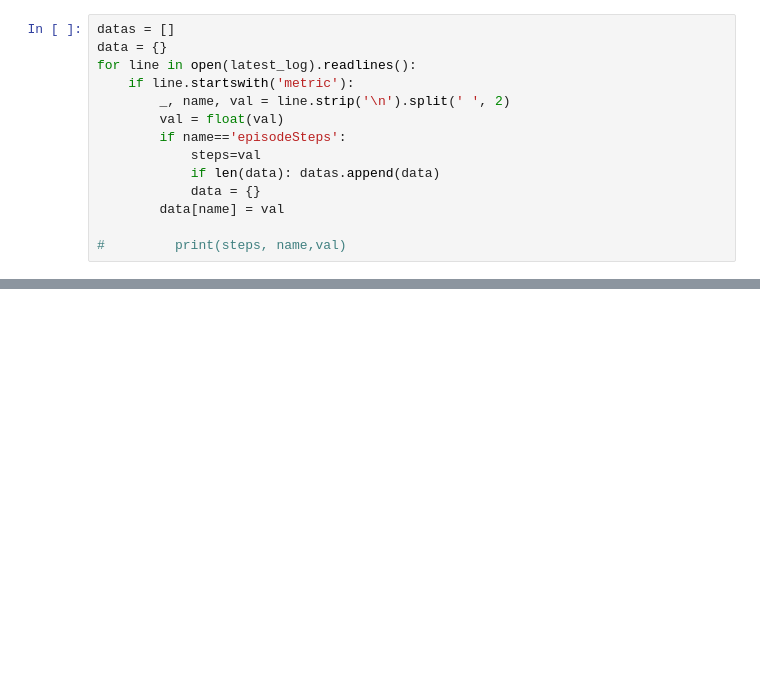
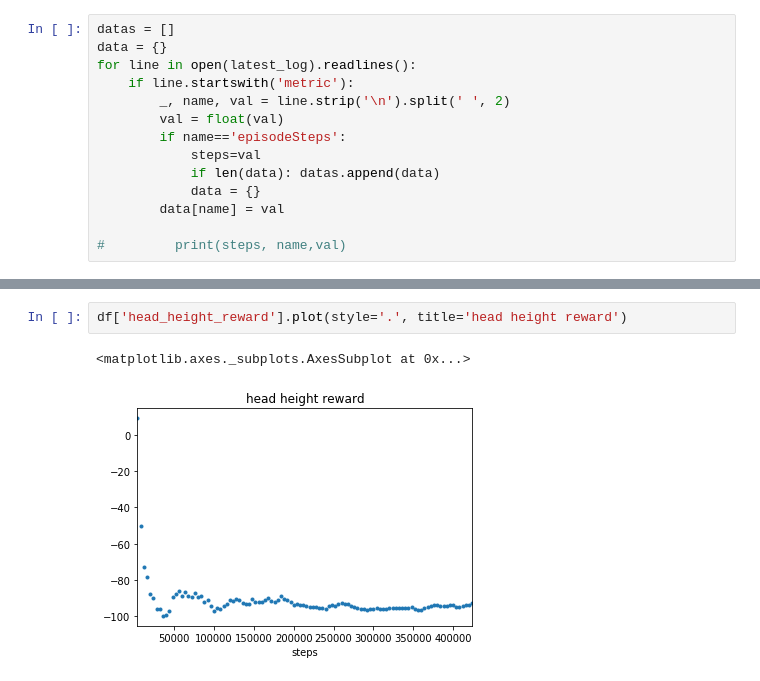
Before and after one commit to wassname/rl_2d_walker.js, a Jupyter notebook: scripts/view_log.ipynb, the cells around one changed output, grey strips where cells are left out. Drawn from its saved outputs; the diff is of its cells as text; blank space fills up the shorter version.

```diff
--- a/scripts/view_log.ipynb
+++ b/scripts/view_log.ipynb
@@ -54,2 +57,7 @@ df['reward'].plot(title='reward')
+# %%
+df['head_height_reward'].plot(style='.', title='head height reward')
+# %% [output]
+<matplotlib.axes._subplots.AxesSubplot at 0x...>
+[figure, added]
 # %%
 for col in df.columns:
```
Also changed, not shown: parts of 6 cells of this notebook, 15 other files.
